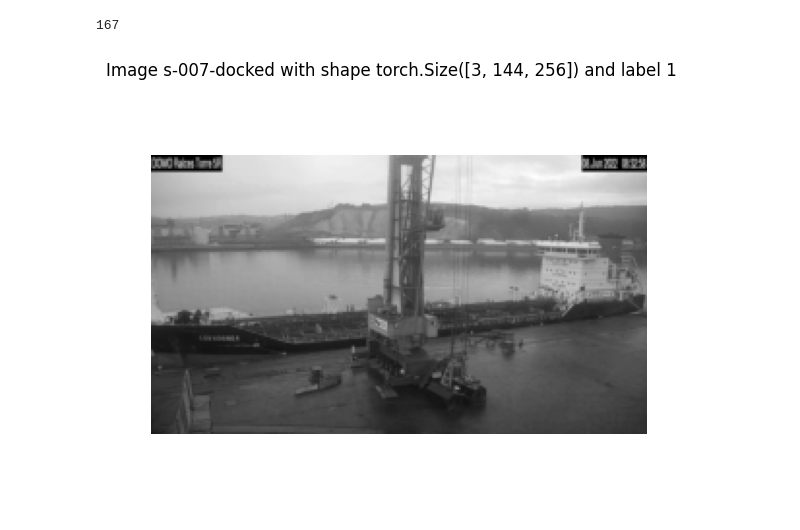
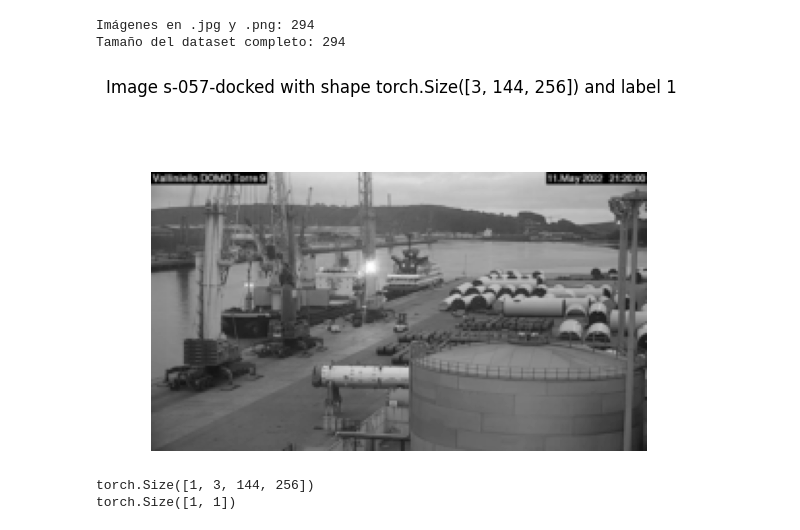
Before and after one commit to ivan2k4/VCA2025, a Jupyter notebook: p1.ipynb, the cells around one changed output. Drawn from its saved outputs; the diff is of its cells as text; code cells hidden in the pictures; blank space fills up the shorter version.

Commit message:
ya cogemos modelo y adaptamos la cola

```diff
--- a/p1.ipynb
+++ b/p1.ipynb
@@ -13,7 +13,8 @@ from torchvision.io import read_image
 class Dataset(data.Dataset):
     def __init__(self, image_path, csv_path, transform = None):
         super().__init__()
-        self.img_files = glob.glob(os.path.join(image_path, '*.jpg'))
+        self.img_files = glob.glob(os.path.join(image_path, "*.jpg")) + glob.glob(os.path.join(image_path, "*.png"))
+        print("Imágenes en .jpg y .png:", len(self.img_files))
 
         # leemos el csv y recortamos la cabecera
         self.labels = open(csv_path).readlines()[1:]
@@ -60,15 +61,17 @@ label_csv_filename = "ship.csv"
 my_transforms = transforms.Compose([
                                     transforms.ToPILImage(),
                                     transforms.Resize((144, 256)),
-                                    transforms.ToTensor()
+                                    transforms.ToTensor(),
+                                    transforms.Normalize((0.5,),(0.5,))
 ])
 
 ship_dataset = Dataset(f"{dir}/images", f"{dir}/{label_csv_filename}", transform=my_transforms)
-print(len(ship_dataset))
+print("Tamaño del dataset completo:", len(ship_dataset))
 # %% [output]
-167
+Imágenes en .jpg y .png: 294
+Tamaño del dataset completo: 294
 # %%
-image, label, name = ship_dataset[110]
+image, label, name = ship_dataset[160]
 show(tensor_to_image(image), title=f"Image {name} with shape {image.shape} and label {label}")
 # %% [output]
-[figure, old version]
+[figure, new version]
@@ -74,0 +83,21 @@ show(tensor_to_image(image), title=f"Image {name} with shape {image.shape} and l
+# %%
+from torch import nn
+
+mymodel = nn.Sequential(
+    model.features,
+    nn.AdaptiveAvgPool2d(output_size = 1),
+    nn.Flatten(),
+    nn.Linear(512, 1024),
+    nn.ReLU(),
+    nn.Linear(1024, 1),
+)
+
+image = image.unsqueeze(0)
+
+output = mymodel(image)
+
+print(image.shape)
+print(output.shape)
+# %% [output]
+torch.Size([1, 3, 144, 256])
+torch.Size([1, 1])
```
Also changed, not shown: parts of 1 cell of this notebook.
